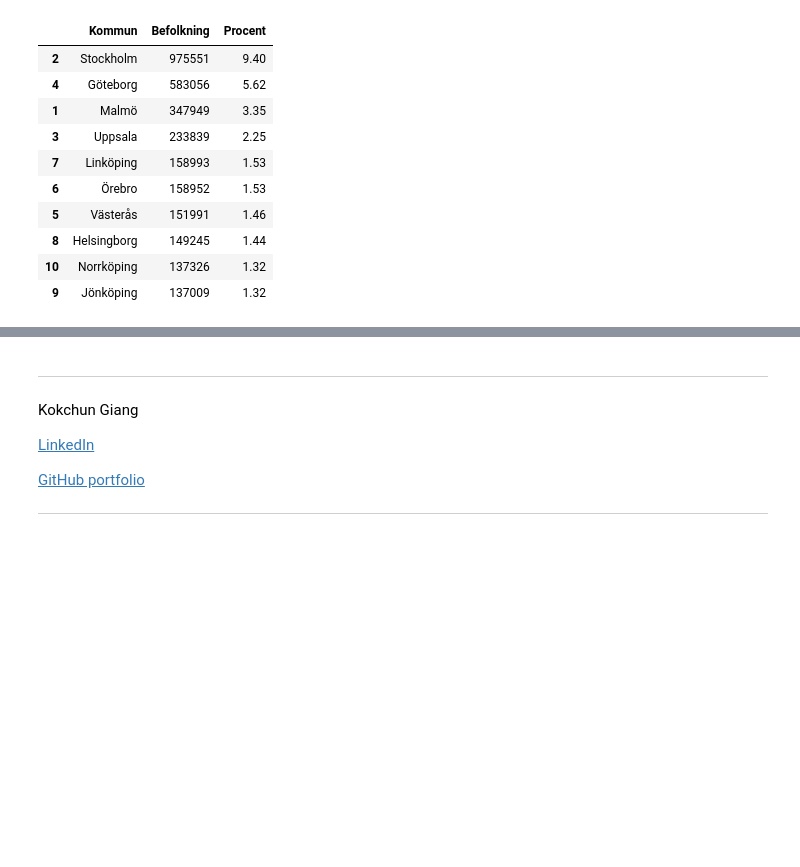
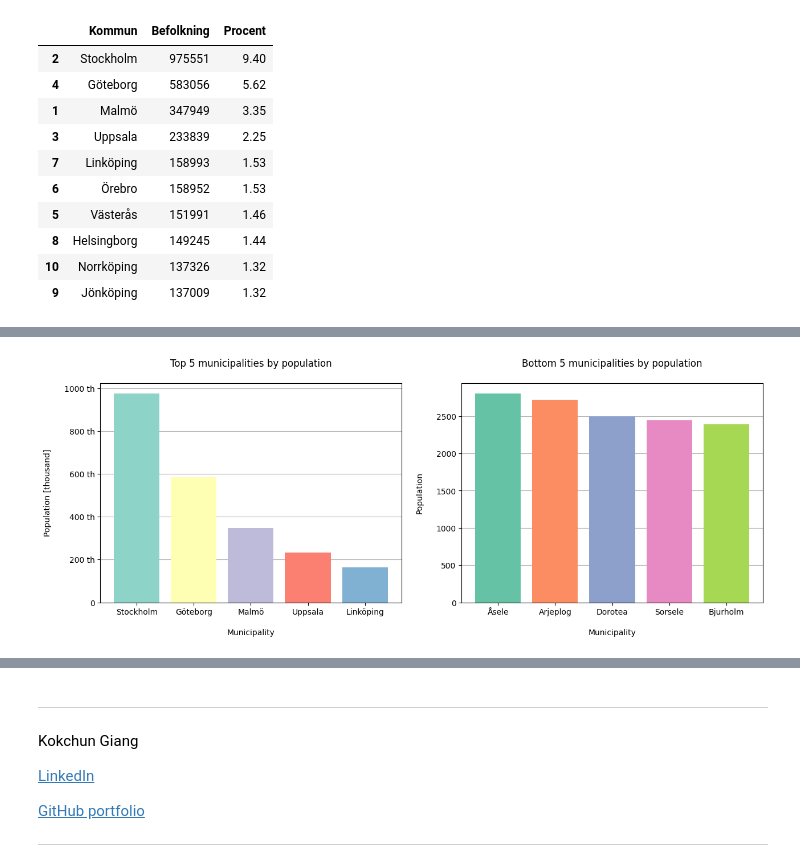
Before and after one commit to AlbotGoodman/databehandling-albot, a Jupyter notebook: Exercises/E00_pandas_basic_syntax.ipynb, the cells around one changed output, grey strips where cells are left out. Saved outputs shown, nothing was run; the diff lists cells and outputs as text; code cells hidden in the pictures; blank space fills up the shorter version.

```diff
--- a/Exercises/E00_pandas_basic_syntax.ipynb
+++ b/Exercises/E00_pandas_basic_syntax.ipynb
@@ -295,3 +268,57 @@ top50.head(15)
+# %%
+import pandas as pd
+import os
+from IPython.display import display
+import matplotlib.pyplot as plt
+import numpy as np
+
+path = os.path.join(os.getcwd(), "../Data/komtopp50_2020.xlsx")     # using OS library to dynamically read/write so that it works wherever the repo is located
+tot_raw = pd.read_excel(path, sheet_name = "Totalt", header=None)                # read the sheet "Totalt" from the excel file with municipalities population data
+
+# 2.b)
+tot = tot_raw.dropna(how="all").iloc[4:, 0:]
+tot.columns = ["Rang 2020", "Rang 2019", "Kommun", "Folkmängd 2020", "Folkmängd 2019", "Förändring"]
+tot = tot.reset_index(drop=True)
+tot.index = tot.index + 1
+tot["Rang 2020"] = tot["Rang 2020"].astype(int)
+tot["Rang 2019"] = tot["Rang 2019"].astype(int)
+tot["Kommun"] = tot["Kommun"].astype(str).str.strip()
+tot["Folkmängd 2020"] = tot["Folkmängd 2020"].astype(int)
+tot["Folkmängd 2019"] = tot["Folkmängd 2019"].astype(int)
+tot["Förändring"] = tot["Förändring"].astype(float)
+# print("Exercise 2.b)"), display(tot.head(15))
+
+# 2.c)
+tot = tot.sort_values(by="Folkmängd 2020", ascending=False)
+# print("Exercise 2.c)"), display(tot.head(15))
+
+# 2.d)
+tot_5smallest = tot.iloc[-5:]
+tot_5largest = tot.iloc[:5]
+# print("Exercise 2.d)"), display(tot_5smallest.head(15))
+
+# 2.e)
+tot_pop20 = int(tot["Folkmängd 2020"].sum())
+tot_pop19 = int(tot["Folkmängd 2019"].sum())
+# print(f"Exercise 2.e)\n\nSweden's total population in ...\n...2020: {tot_pop20}\n...2019: {tot_pop19}\n")
+
+# 2.f)
+fig, (ax1, ax2) = plt.subplots(1, 2, figsize=(15, 5))
+ax1.bar(tot_5largest["Kommun"], tot_5largest["Folkmängd 2020"], color=plt.cm.Set3(np.arange(len(tot_5largest))), zorder=2)
+ax2.bar(tot_5smallest["Kommun"], tot_5smallest["Folkmängd 2020"], color=plt.cm.Set2(np.arange(len(tot_5largest))), zorder=2)
+ax1.set_title("Top 5 municipalities by population\n")
+ax2.set_title("Bottom 5 municipalities by population\n")
+ax1.set_ylabel("Population [thousand]\n")
+ax2.set_ylabel("Population\n")
+ax1.set_xlabel("\nMunicipality")
+ax2.set_xlabel("\nMunicipality")
+ax1.grid(axis="y", zorder=1)
+ax2.grid(axis="y", zorder=1)
+ax1.set_yticks(np.arange(0, 1200000, 200000))
+ax1.set_yticklabels([f"{int(tick/1000)} th" if tick != 0 else "0" for tick in np.arange(0, 1200000, 200000)])
+plt.show()
+# %% [output]
+[figure, added]
 # %% [markdown]
 ---
 
```
Also changed, not shown: parts of 1 cell of this notebook.
